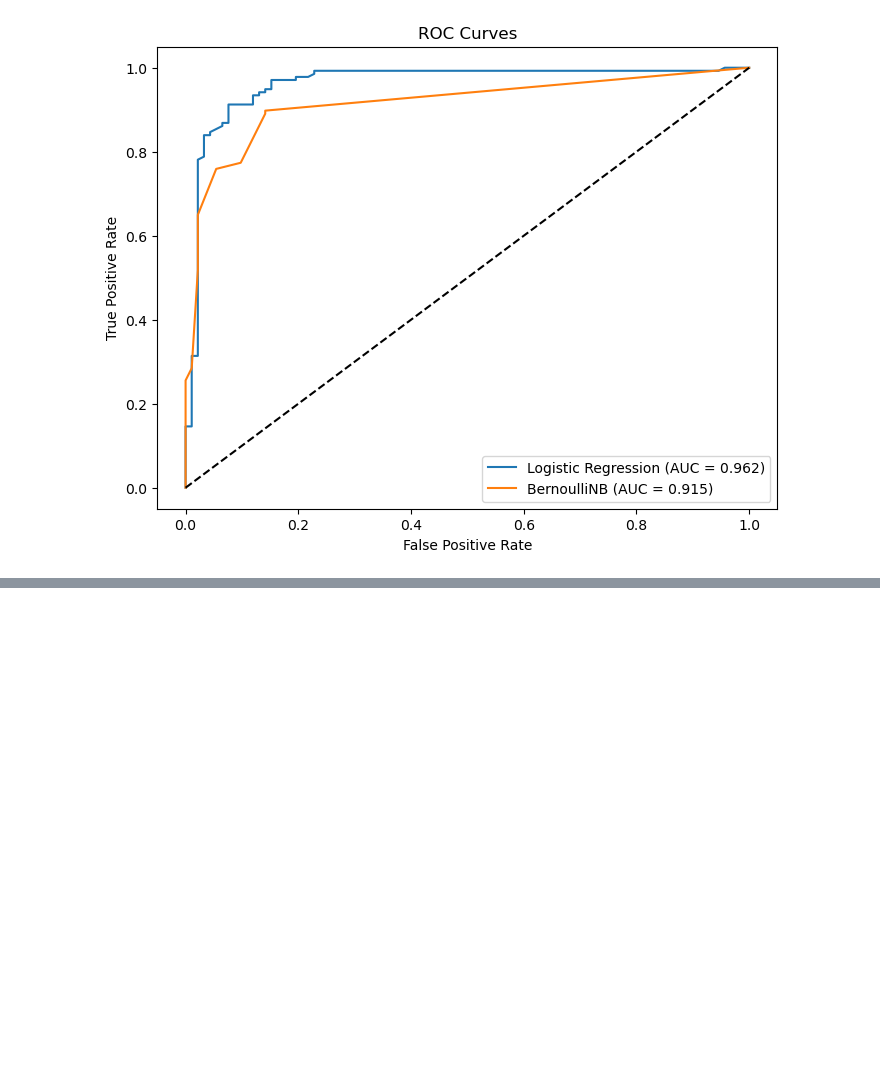
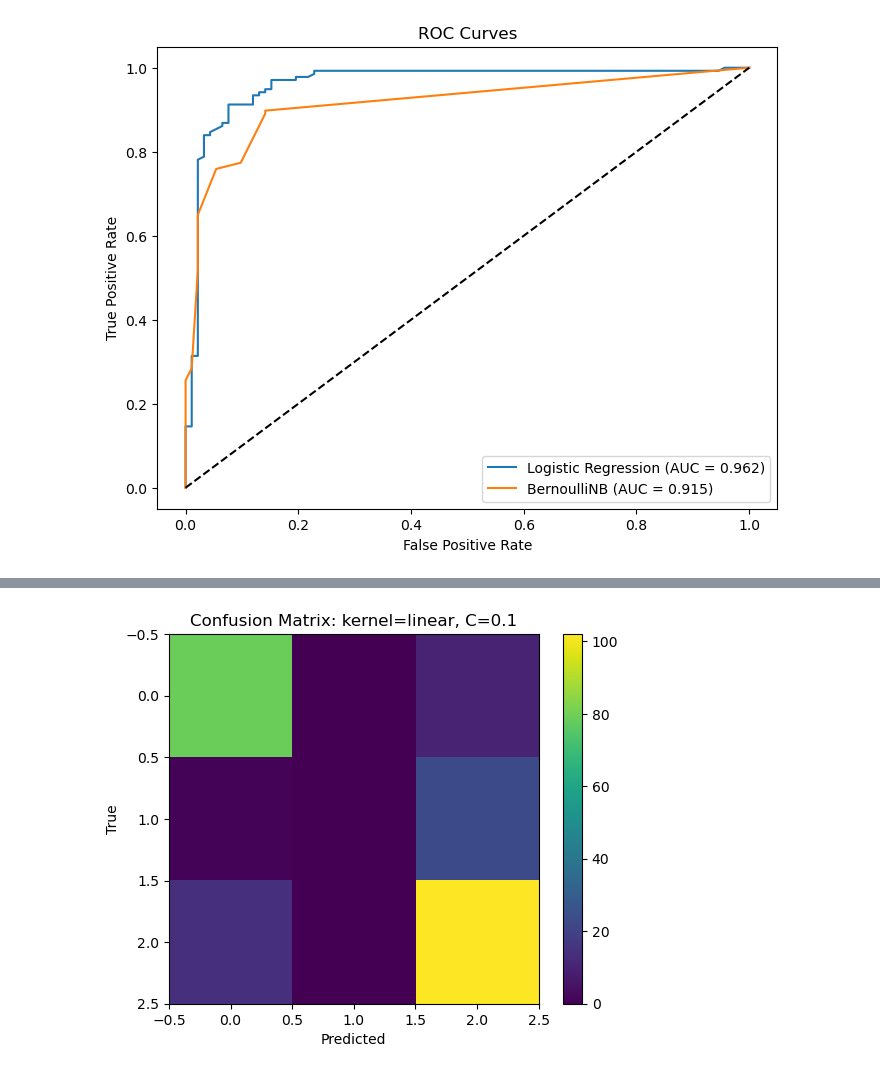
Before and after one commit to Shiva250503ss/Job_Trend_Analysis, a Jupyter notebook: supervised.ipynb, the cells around one changed output, grey strips where cells are left out. Drawn from its saved outputs; the diff is of its cells as text; code cells hidden in the pictures; blank space fills up the shorter version.

```diff
--- a/supervised.ipynb
+++ b/supervised.ipynb
@@ -572,0 +579,93 @@ plt.show()
+# %%
+import pandas as pd
+import numpy as np
+from sklearn.model_selection import train_test_split
+from sklearn.preprocessing import StandardScaler, LabelEncoder
+from sklearn.svm import SVC
+from sklearn.metrics import confusion_matrix, classification_report
+import matplotlib.pyplot as plt
+
+
+# 1. Load dataset
+df = pd.read_csv('datasets/final_cleaned_data.csv')
+
+# Display the full dataset head
+print(df.head())
+# 2. Encode target variable
+le = LabelEncoder()
+df['label'] = le.fit_transform(df['job_category'])
+
+# Features and target
+feature_cols = ['python_yn', 'R_yn', 'spark', 'aws', 'excel', 'avg_salary']
+X = df[feature_cols]
+y = df['label']
+
+# 3. Train-test split
+X_train, X_test, y_train, y_test = train_test_split(
+    X, y, test_size=0.2, random_state=42, stratify=y
+)
+
+# Display train and test splits
+print("Train set head", X_train.head())
+print("Test set head", X_test.head())
+
+# 4. Scaling (transformation)
+scaler = StandardScaler()
+X_train_scaled = scaler.fit_transform(X_train)
+X_test_scaled = scaler.transform(X_test)
+
+# Display data before and after transformation
+print("Scaled train head", pd.DataFrame(X_train_scaled, columns=feature_cols).head())
+print("Scaled test head", pd.DataFrame(X_test_scaled, columns=feature_cols).head())
+
+# 5. SVM training and evaluation with 3 kernels and 3 C values each
+kernels = ['linear', 'rbf', 'poly']
+Cs = [0.1, 1, 10]
+results = {}
+
+for kernel in kernels:
+    for C in Cs:
+        clf = SVC(kernel=kernel, C=C, random_state=42)
+        clf.fit(X_train_scaled, y_train)
+        y_pred = clf.predict(X_test_scaled)
+        acc = clf.score(X_test_scaled, y_test)
+        results[(kernel, C)] = acc
+
+        print(f"SVM kernel={kernel}, C={C}, Accuracy={acc:.3f}")
+        print("Classification Report:")
+        print(classification_report(y_test, y_pred, target_names=le.classes_))
+
+        # Confusion matrix plot
+        cm = confusion_matrix(y_test, y_pred)
+        plt.figure()
+        plt.imshow(cm)
+        plt.title(f'Confusion Matrix: kernel={kernel}, C={C}')
+        plt.xlabel('Predicted')
+        plt.ylabel('True')
+        plt.colorbar()
+        plt.show()
+
+# 6. Decision boundary visualizations for linear kernel (3 plots)
+feature_vis = ['avg_salary', 'excel']
+X_vis_train = pd.DataFrame(X_train_scaled, columns=feature_cols)[feature_vis]
+y_vis_train = y_train.reset_index(drop=True)
+
+for C in Cs:
+    clf = SVC(kernel='linear', C=C, random_state=42)
+    clf.fit(X_vis_train, y_vis_train)
+
+    x_min, x_max = X_vis_train.iloc[:, 0].min() - 1, X_vis_train.iloc[:, 0].max() + 1
+    y_min, y_max = X_vis_train.iloc[:, 1].min() - 1, X_vis_train.iloc[:, 1].max() + 1
+    xx, yy = np.meshgrid(np.linspace(x_min, x_max, 200),
+                         np.linspace(y_min, y_max, 200))
+
+    Z = clf.predict(np.c_[xx.ravel(), yy.ravel()]).reshape(xx.shape)
+
+    plt.figure()
+    plt.contourf(xx, yy, Z, alpha=0.3)
+    plt.scatter(X_vis_train.iloc[:, 0], X_vis_train.iloc[:, 1], c=y_vis_train)
+    plt.xlabel('avg_salary (scaled)')
+    plt.ylabel('excel (scaled)')
+    plt.title(f'Decision Boundary (linear kernel, C={C})')
+    plt.show()
+# %% [output]
@@ -572,0 +689 @@ plt.show()
+[figure, added]
```
Also changed, not shown: parts of 5 cells of this notebook.
